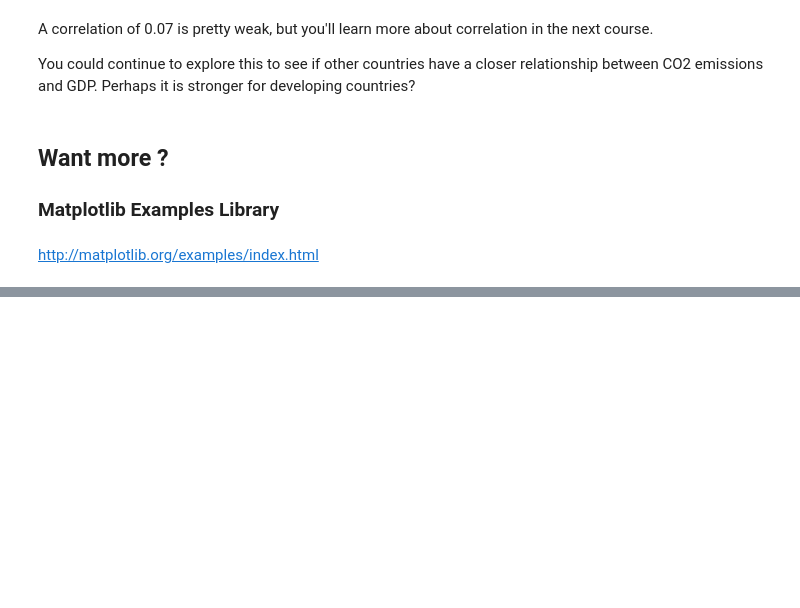
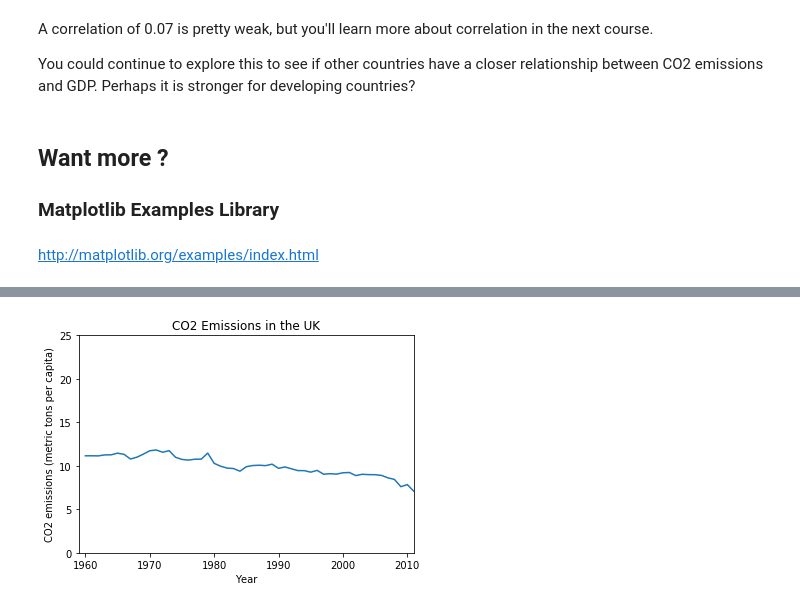
Before and after one commit to shiftypanda/python_data_science_course_san_diago_2019, a Jupyter notebook: week_5_data_visualisation/Week5-Visualization/05a_Matplotlib_Notebook.ipynb, the cells around one changed output, grey strips where cells are left out. Cells and saved outputs as stored; diff of their text form; code cells hidden in the pictures; blank space fills up the shorter version.

```diff
--- a/week_5_data_visualisation/Week5-Visualization/05a_Matplotlib_Notebook.ipynb
+++ b/week_5_data_visualisation/Week5-Visualization/05a_Matplotlib_Notebook.ipynb
@@ -339,0 +397,18 @@ IPython.OutputArea.auto_scroll_threshold = 9999;
+# %%
+# add label and reset axis
+# line plot instead
+plt.plot(gbr_stage['Year'].values, gbr_stage['Value'].values)
+
+# add some labels
+plt.xlabel('Year')
+plt.ylabel(gbr_stage['IndicatorName'].iloc[0])
+
+# figure label
+plt.title('CO2 Emissions in the UK')
+
+# reset axis to start at 0 on y axis
+plt.axis([1959, 2011, 0, 25])
+
+plt.show()
+# %% [output]
+[figure, added]
```
Also changed, not shown: parts of 12 cells of this notebook, 2 other files.
